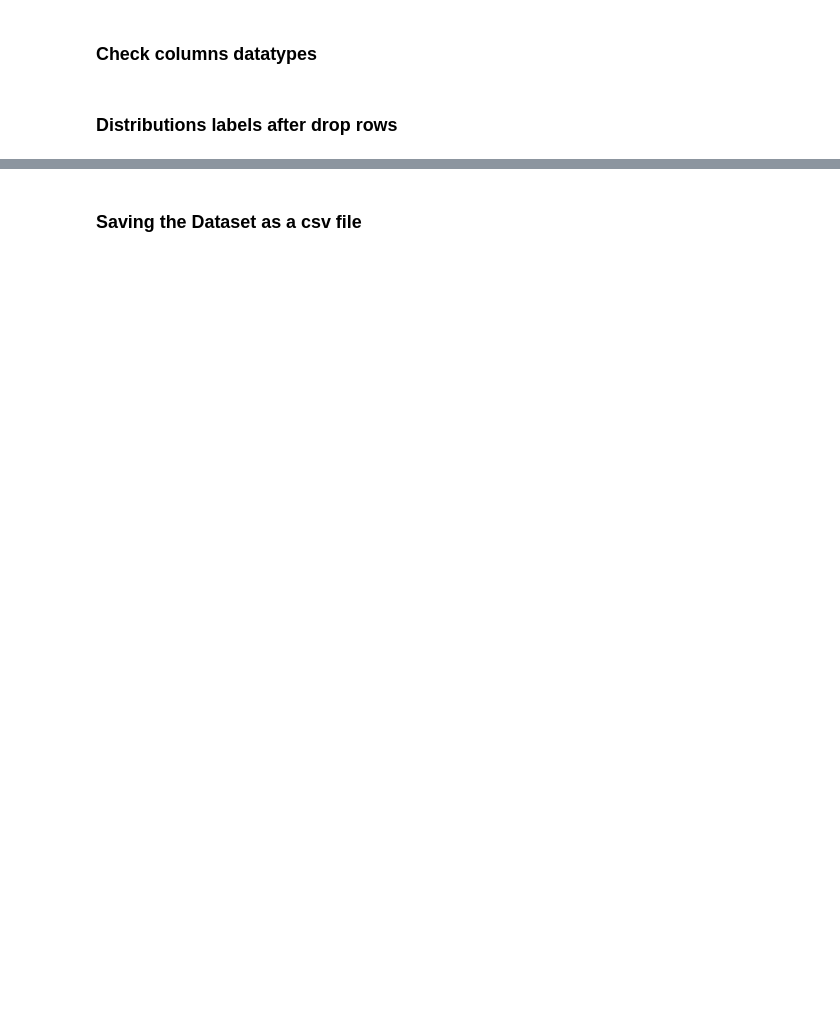
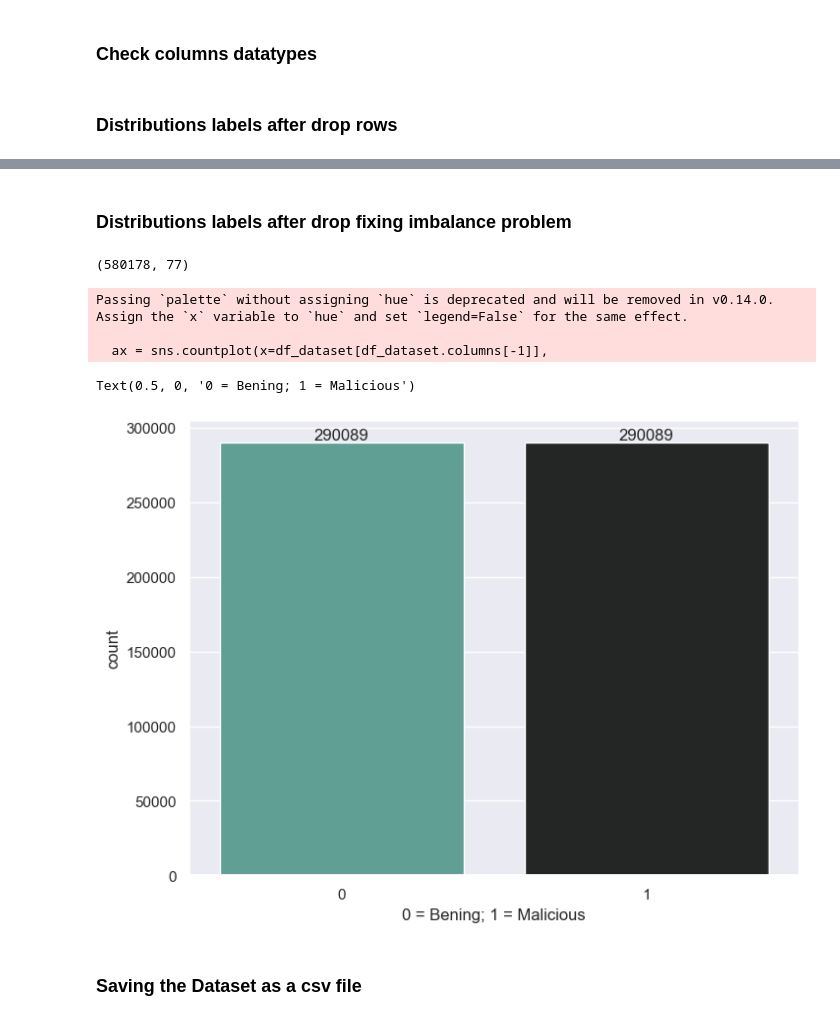
Before and after one commit to mjacker/MJCapstone, a Jupyter notebook: 2_Dataset_Preparation.ipynb, the cells around one changed output, grey strips where cells are left out. Cells and saved outputs as stored; diff of their text form; code cells hidden in the pictures; blank space fills up the shorter version.

```diff
--- a/2_Dataset_Preparation.ipynb
+++ b/2_Dataset_Preparation.ipynb
@@ -107,3 +168,28 @@ sns.countplot(x=df_dataset[df_dataset.columns[-1]],
+# %%
+df_dataset.drop(df_dataset[df_dataset.Label == 0].index[-(label_benign-label_malicious):], inplace=True)
+# %% [markdown]
+### Distributions labels after drop fixing imbalance problem
+# %%
+label_benign = df_dataset["Label"].value_counts()[[0]].sum()
+label_malicious = df_dataset["Label"].value_counts()[[1]].sum()
+
+print(df_dataset.shape)
+
+abs_values = [label_benign, label_malicious]
+sns.set(rc={'figure.figsize':(8, 6)})
+ax = sns.countplot(x=df_dataset[df_dataset.columns[-1]],
+              data = df_dataset,
+              palette = 'dark:#5A9_r')
+ax.bar_label(container=ax.containers[0], labels=[label_benign])
+ax.bar_label(container=ax.containers[1], labels=[label_malicious])
+plt.xlabel(f"0 = Bening; 1 = Malicious")
+# %% [output]
+(580178, 77)
+Passing `palette` without assigning `hue` is deprecated and will be removed in v0.14.0. Assign the `x` variable to `hue` and set `legend=False` for the same effect.
+
+  ax = sns.countplot(x=df_dataset[df_dataset.columns[-1]],
+Text(0.5, 0, '0 = Bening; 1 = Malicious')
+[figure, added]
 # %% [markdown]
 ### Saving the Dataset as a csv file
 # %%
```
Also changed, not shown: parts of 25 cells of this notebook, 1 other file.
